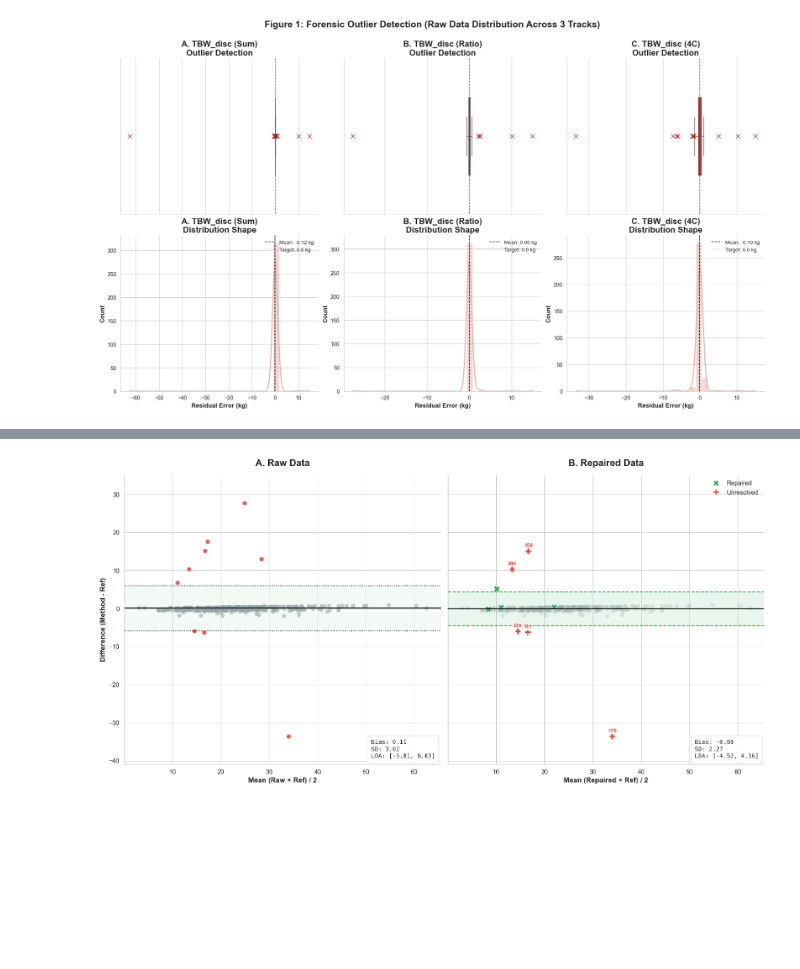
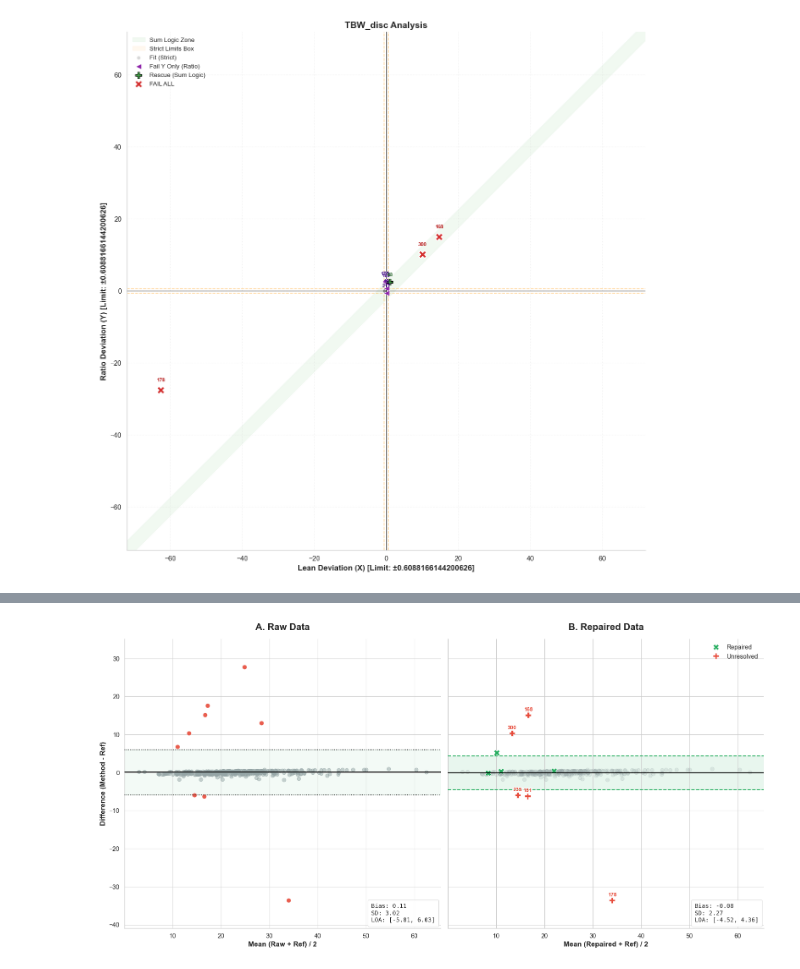
Before and after one commit to youquanneu/COMP3200_Individual_Project, a Jupyter notebook: Pipeline/FeaturesAnalysis2.ipynb, the cells around one changed output, grey strips where cells are left out. Drawn from its saved outputs; the diff is of its cells as text; code cells hidden in the pictures; blank space fills up the shorter version.

```diff
--- a/Pipeline/FeaturesAnalysis2.ipynb
+++ b/Pipeline/FeaturesAnalysis2.ipynb
@@ -253,0 +498,26 @@ df_bioimpedance = df[[
+# %%
+# --- 1. DEFINE YOUR TRACK CONFIGURATION ---
+current_track = {
+    'title': "TBW_disc Analysis",
+
+    # Columns
+    'x_col': col_TBW_disc_sum,
+    'y_col': col_TBW_disc_ratio,
+
+    # Limits (Values)
+    'lim_x': TBW_disc_sum_lim_val,
+    'lim_y': TBW_disc_ratio_lim_val,
+    'lim_sum': TBW_disc_sumOfRatio_lim_val,
+
+    # Masks (Boolean Series)
+    'mask_fit': TBW_disc_fit_both_lim,
+    'mask_fail_x': TBW_disc_fail_sum_lim,
+    'mask_fail_y': TBW_disc_fail_ratio_lim,
+    'mask_rescue': TBW_disc_fit_sumOfRatio_lim,
+    'mask_fail_all': TBW_disc_fail_all_lim
+}
+
+# --- 2. EXECUTE ---
+plot_logic_map(df_bioimpedance, current_track)
+# %% [output]
+[figure, added]
@@ -281,41 +569,3 @@ df_bioimpedance[col_TBW_calc_4C] = df_bioimpedance['Weight'] - df_bioimpedance[c
 
 col_TBW_disc_4C = 'TBW_disc_4C'
 df_bioimpedance[col_TBW_disc_4C] = df_bioimpedance['Total Body Water (TBW)'] - df_bioimpedance[col_TBW_calc_4C]
-# %%
-#(Figure 1: Distribution Analysis) ---
-fig, axes = plt.subplots(2, 3, figsize=(18, 10), constrained_layout=True, sharex='col')
-
-tracks = [
-    ('A. TBW_disc (Sum)'    , col_TBW_disc_sum),
-    ('B. TBW_disc (Ratio)'  , col_TBW_disc_ratio),
-    ('C. TBW_disc (4C)'     , col_TBW_disc_4C)
-]
-
-for i, (title, col) in enumerate(tracks):
-    data = df_bioimpedance[col]
-
-    # Upper Plot: Boxplot
-    sns.boxplot(x=data, ax=axes[0, i], color='tab:red', width=0.5,
-                flierprops={"marker": "x", "markeredgecolor": "firebrick", "markersize": 8})
-    axes[0, i].set_title(f"{title}\nOutlier Detection", fontweight='bold')
-    axes[0, i].axvline(0, color='black', linestyle='--', alpha=0.5)
-
-    # Lower Plot: Histogram
-    # Safety Check: Prevent crash on empty columns
-    if not data.isnull().all():
-        sns.histplot(x=data, ax=axes[1, i], color='#E6B0AA', bins=30, kde=True,
-                     line_kws={'linewidth': 2, 'color': 'firebrick'})
-
-        mean_val = data.mean()
-        axes[1, i].axvline(mean_val, color='black', linestyle='--', label=f'Mean: {mean_val:.2f} kg')
-        axes[1, i].axvline(0, color='green', linestyle=':', alpha=0.5, label='Target: 0.0 kg')
-
-    axes[1, i].set_title(f"{title}\nDistribution Shape", fontweight='bold')
-    axes[1, i].set_xlabel("Residual Error (kg)")
-    axes[1, i].legend(loc='upper right', fontsize=10)
-
-plt.suptitle("Figure 1: Forensic Outlier Detection (Raw Data Distribution Across 3 Tracks)",
-             y=1.05, fontsize=18, fontweight='bold')
-plt.show()
-# %% [output]
-[figure, removed]
```
Also changed, not shown: parts of 19 cells of this notebook.
